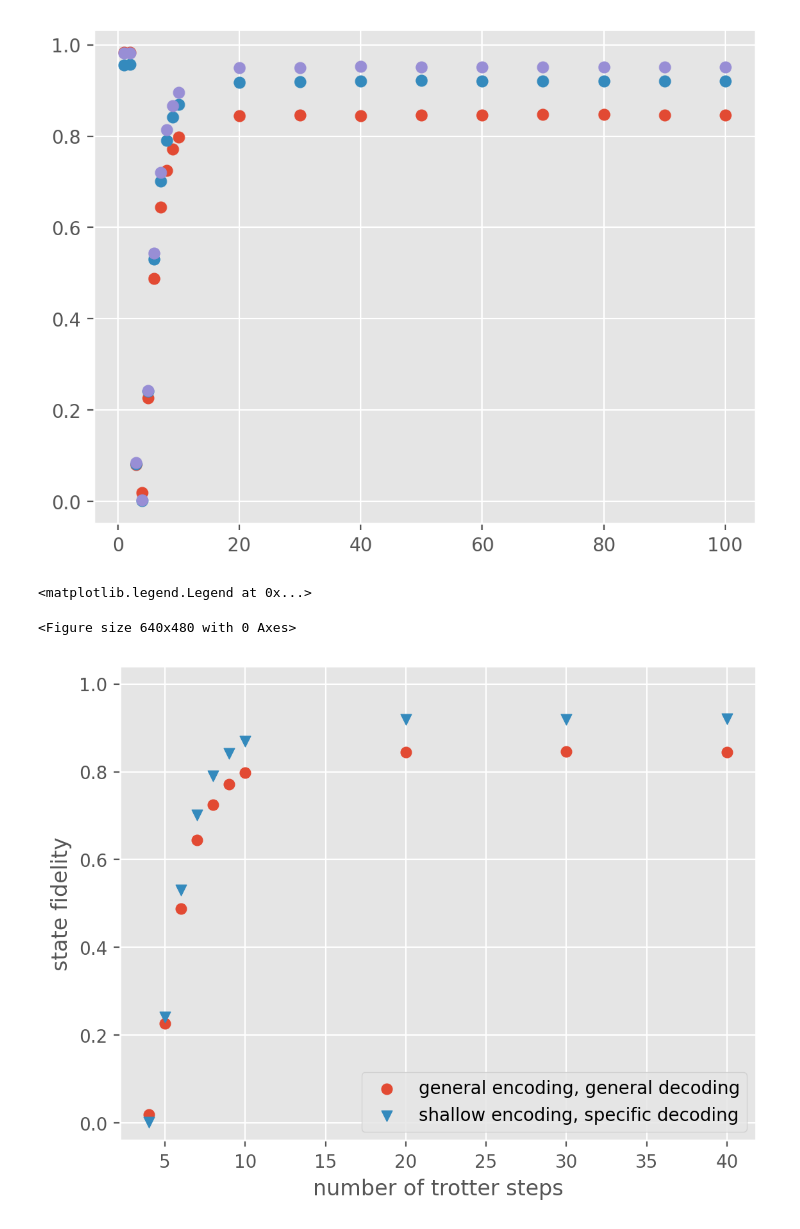
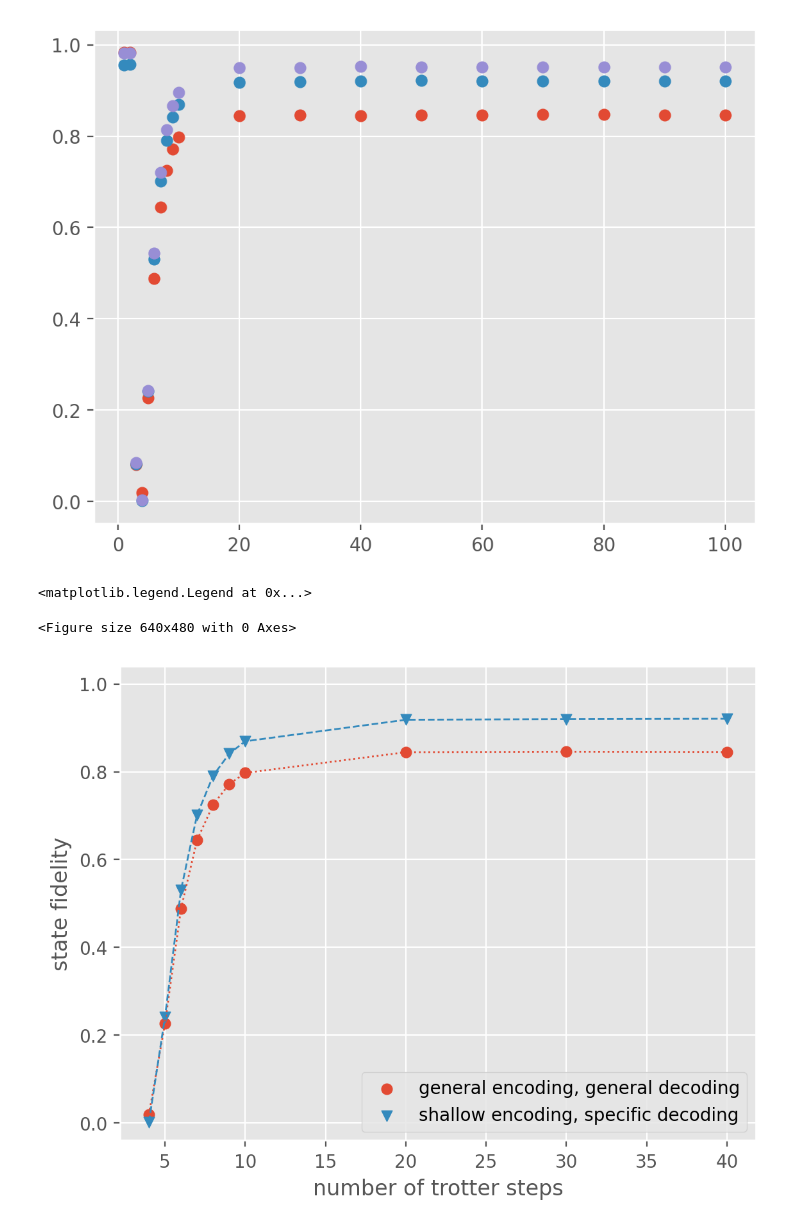
Before and after one commit to BOBO1997/osp_solutions, a Jupyter notebook: experiments/compare_encoding/analyze_202501013.ipynb, the cells around one changed output. Drawn from its saved outputs; the diff is of its cells as text; code cells hidden in the pictures.

```diff
--- a/experiments/compare_encoding/analyze_202501013.ipynb
+++ b/experiments/compare_encoding/analyze_202501013.ipynb
@@ -39,16 +39,19 @@ plt.scatter(num_steps_list, e2d2_fid_list)
 # %%
 limit = 13
 plt.clf()
 plt.figure(dpi=200)
-plt.scatter(num_steps_list[3:limit], e0d0_fid_list[3:limit], marker="o")
-plt.scatter(num_steps_list[3:limit], e2d1_fid_list[3:limit], marker="v")
+p1 = plt.scatter(num_steps_list[3:limit], e0d0_fid_list[3:limit], marker="o")
+plt.plot(num_steps_list[3:limit], e0d0_fid_list[3:limit],linewidth=1,linestyle="dotted")
+p2 = plt.scatter(num_steps_list[3:limit], e2d1_fid_list[3:limit], marker="v")
+plt.plot(num_steps_list[3:limit], e2d1_fid_list[3:limit],linewidth=1,linestyle="dashed")
 # plt.scatter(num_steps_list[:limit], e2d2_fid_list[:limit], marker="x")
 plt.xlabel("number of trotter steps")
 plt.ylabel("state fidelity")
 plt.ylim(bottom=-0.04,top=1.04)
-plt.legend(("general encoding, general decoding", "shallow encoding, specific decoding")) # , "shallow encoding and shallow decoding"))
+plt.legend([p1,p2],
+           ["general encoding, general decoding", "shallow encoding, specific decoding"])
 # plt.title("The effect of encoding and decoding strategy")
 # %% [output]
 <matplotlib.legend.Legend at 0x...>
 <Figure size 640x480 with 0 Axes>
-[figure, old version]
+[figure, new version]
```
Also changed, not shown: parts of 1 cell of this notebook, 12 other files.
